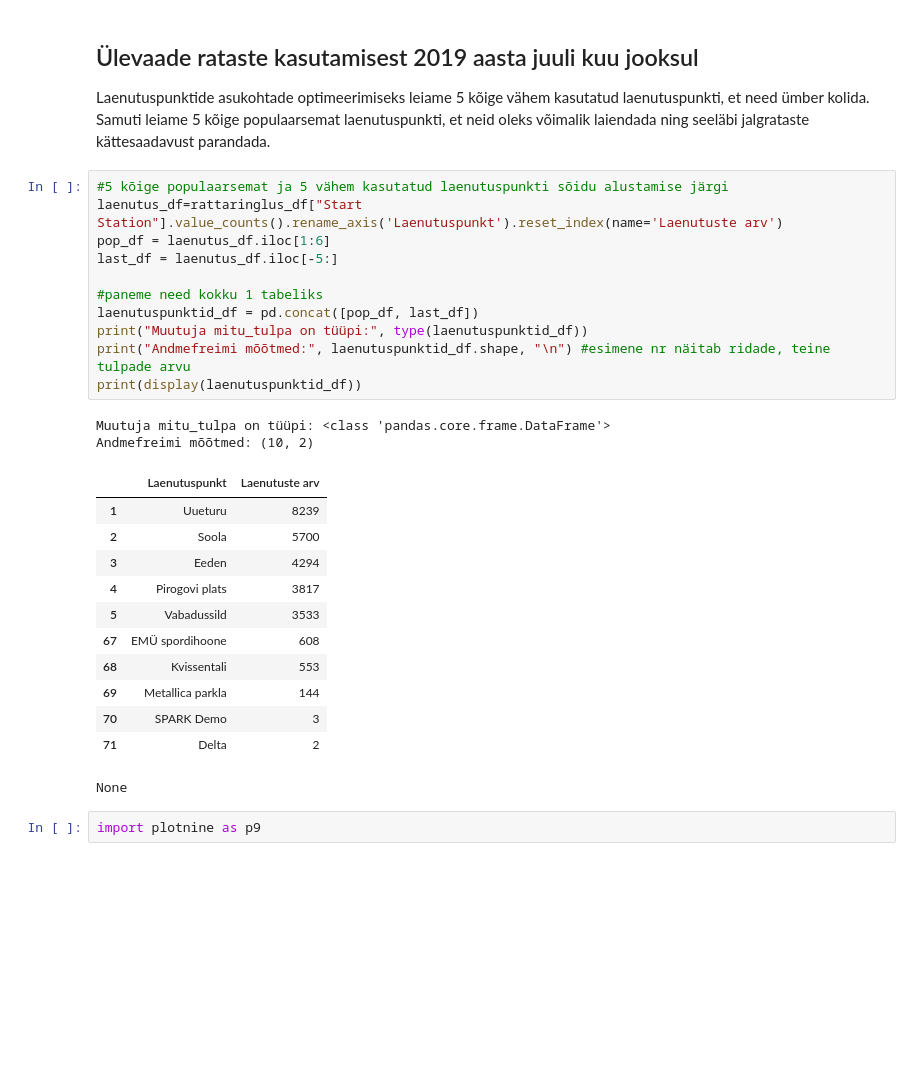
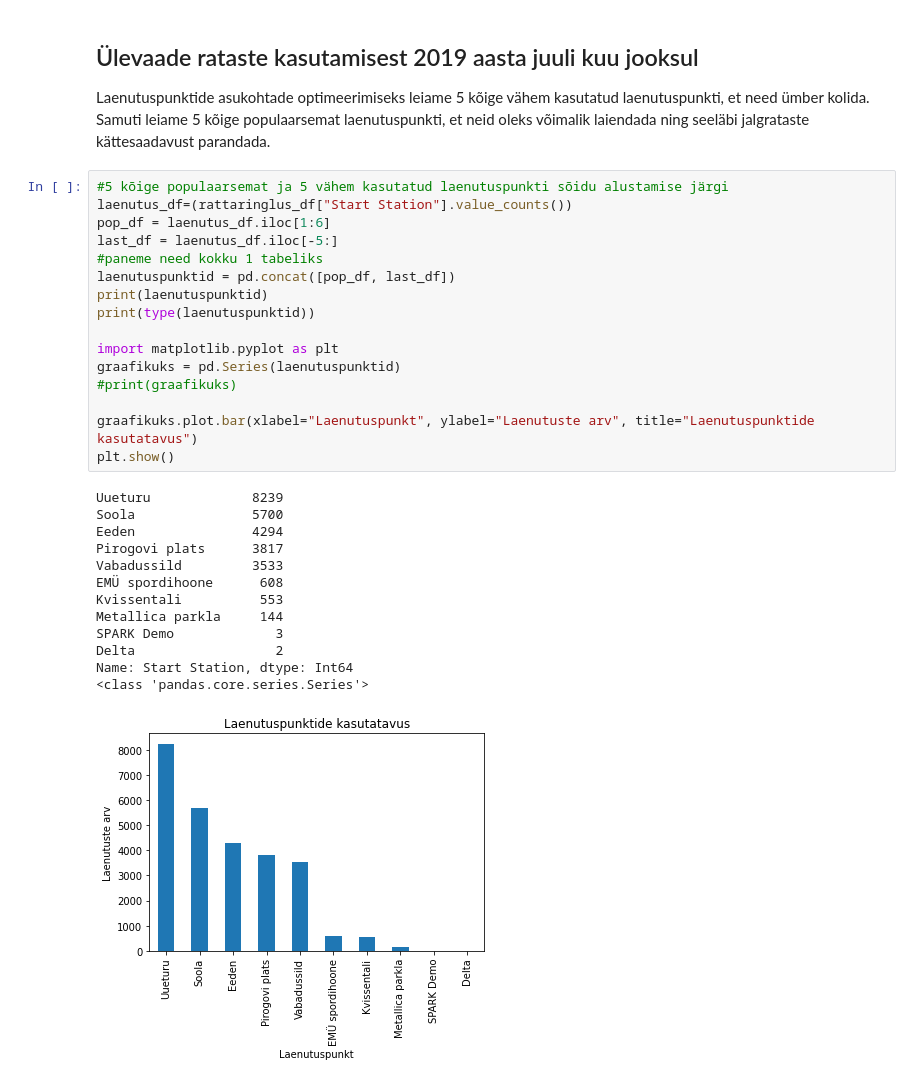
Before and after one commit to dlohmus/rattaringlus, a Jupyter notebook: Tartu_rattaringlus.ipynb, the cells around one changed output. Drawn from its saved outputs; the diff is of its cells as text; blank space fills up the shorter version.

```diff
--- a/Tartu_rattaringlus.ipynb
+++ b/Tartu_rattaringlus.ipynb
@@ -220,29 +220,31 @@ memory usage: 12.2 MB
 Laenutuspunktide asukohtade optimeerimiseks leiame 5 kõige vähem kasutatud laenutuspunkti, et need ümber kolida. Samuti leiame 5 kõige populaarsemat laenutuspunkti, et neid oleks võimalik laiendada ning seeläbi jalgrataste kättesaadavust parandada.
 # %%
 #5 kõige populaarsemat ja 5 vähem kasutatud laenutuspunkti sõidu alustamise järgi
-laenutus_df=rattaringlus_df["Start Station"].value_counts().rename_axis('Laenutuspunkt').reset_index(name='Laenutuste arv')
+laenutus_df=(rattaringlus_df["Start Station"].value_counts())
 pop_df = laenutus_df.iloc[1:6]
 last_df = laenutus_df.iloc[-5:]
+#paneme need kokku 1 tabeliks
+laenutuspunktid = pd.concat([pop_df, last_df])
+print(laenutuspunktid)
+print(type(laenutuspunktid))
 
-#paneme need kokku 1 tabeliks
-laenutuspunktid_df = pd.concat([pop_df, last_df])
-print("Muutuja mitu_tulpa on tüüpi:", type(laenutuspunktid_df))
-print("Andmefreimi mõõtmed:", laenutuspunktid_df.shape, "\n") #esimene nr näitab ridade, teine tulpade arvu
-print(display(laenutuspunktid_df))
+import matplotlib.pyplot as plt
+graafikuks = pd.Series(laenutuspunktid)
+#print(graafikuks)
+
+graafikuks.plot.bar(xlabel="Laenutuspunkt", ylabel="Laenutuste arv", title="Laenutuspunktide kasutatavus")
+plt.show()
 # %% [output]
-Muutuja mitu_tulpa on tüüpi: <class 'pandas.core.frame.DataFrame'>
-Andmefreimi mõõtmed: (10, 2)
+Uueturu             8239
+Soola               5700
+Eeden               4294
+Pirogovi plats      3817
+Vabadussild         3533
+EMÜ spordihoone      608
+Kvissentali          553
+Metallica parkla     144
+SPARK Demo             3
+Delta                  2
+Name: Start Station, dtype: Int64
+<class 'pandas.core.series.Series'>
-|  | Laenutuspunkt | Laenutuste arv |
-| 1 | Uueturu | 8239 |
-| 2 | Soola | 5700 |
-| 3 | Eeden | 4294 |
-| 4 | Pirogovi plats | 3817 |
-| 5 | Vabadussild | 3533 |
-| 67 | EMÜ spordihoone | 608 |
-| 68 | Kvissentali | 553 |
-| 69 | Metallica parkla | 144 |
-| 70 | SPARK Demo | 3 |
-| 71 | Delta | 2 |
-None
+[figure, added]
-# %%
-import plotnine as p9
```
Also changed, not shown: parts of 1 cell of this notebook.
